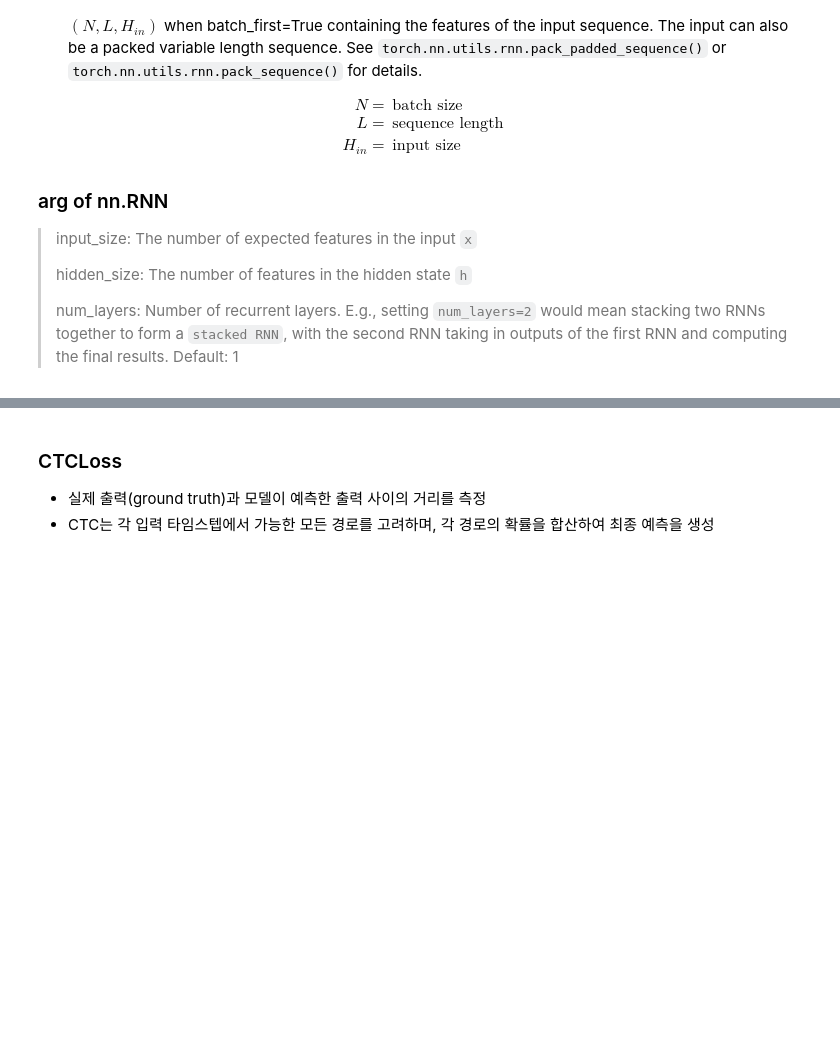
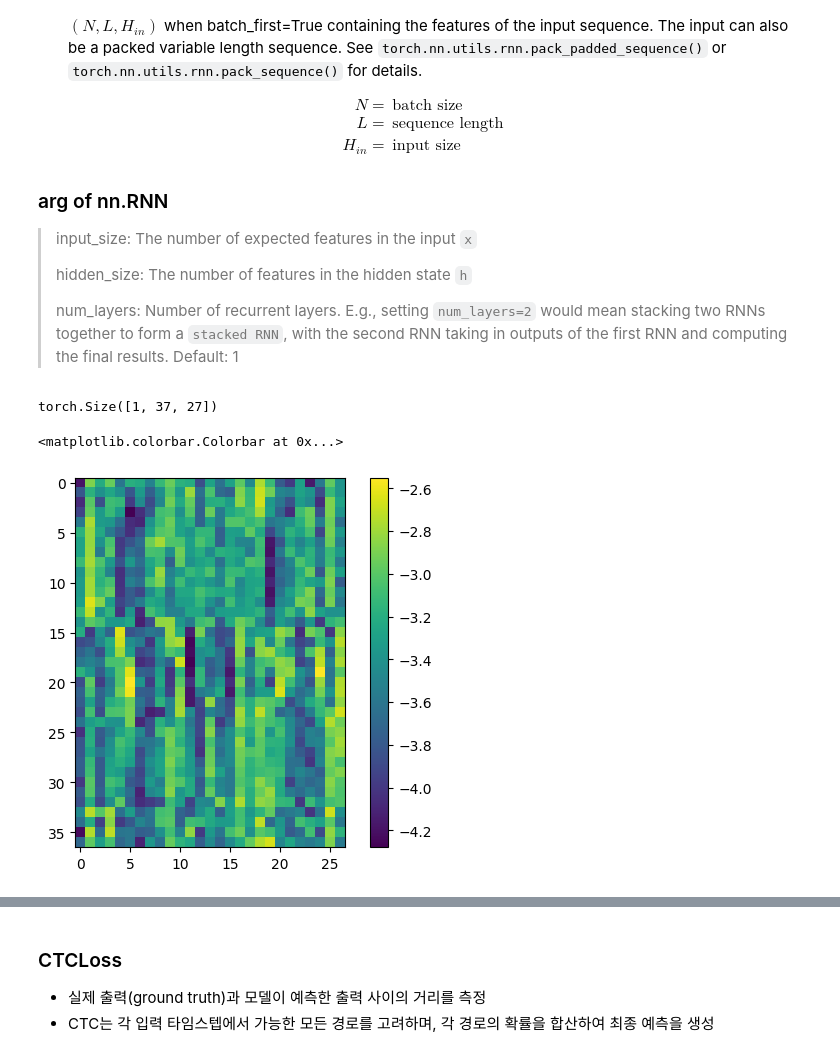
Before and after one commit to dbstj1231/2023_AI_Academy_ASR, a Jupyter notebook: 4_CTC.ipynb, the cells around one changed output, grey strips where cells are left out. Cells and saved outputs as stored; diff of their text form; code cells hidden in the pictures; blank space fills up the shorter version.

```diff
--- a/4_CTC.ipynb
+++ b/4_CTC.ipynb
@@ -95,6 +159,7 @@ class RNNModel(nn.Module):
   def __init__(self):
     super().__init__()
     self.n_classes = 27 # # of char_set
+
     self.n_fft = 512
     self.n_mels = 64      # input_size of nn.RNN
     self.hop_length = self.n_fft // 2
@@ -111,10 +176,34 @@ class RNNModel(nn.Module):
 
 
     # TODO:define rnn layer and output layer
-
+    # input : n_mels hidden_dim = hidden_dim batch_first=True num_layer = 2
+    self.rnn = nn.RNN(self.n_mels, self.hidden_dim, 2, batch_first=True)
+    self.output_layer = nn.RNN(self.hidden_dim, self.n_char, 1, batch_first=True)
 
   def forward(self,x):
     # TODO: define forward
+    # feature extraction
+    # print(x.shape)
+
+    x=self.mel_converter(x)
+    x=self.db_converter(x)     # [1, n_mels, n_frames]
+
+    # print(x.shape)
+
+
+    x = x.transpose(1,2)  # [1, n_frames, n_mels]
+
+    # print(x.shape)
+
+    x, _ = self.rnn(x)
+
+    # print(x.shape)
+
+    x, _ = self.output_layer(x)
+    # print(x.shape)
+
+    # [a... blk] [  ]  [  ]
+    x = torch.nn.functional.log_softmax(x, dim=-1)
 
     return x
 
@@ -127,0 +211,18 @@ model = RNNModel()
+# %%
+# check shape
+# torch.Size([1, 9424])
+# torch.Size([1, 64, 37])
+# torch.Size([1, 37, 64])
+# torch.Size([1, 37, 64])
+# torch.Size([1, 37, 27])
+
+out = model(y)
+out.shape
+# %% [output]
+torch.Size([1, 37, 27])
+# %%
+plt.imshow(out.cpu().detach().numpy()[0])
+plt.colorbar()
+# %% [output]
+<matplotlib.colorbar.Colorbar at 0x...>
+[figure, added]
```
Also changed, not shown: parts of 29 cells of this notebook, 2 other files.
